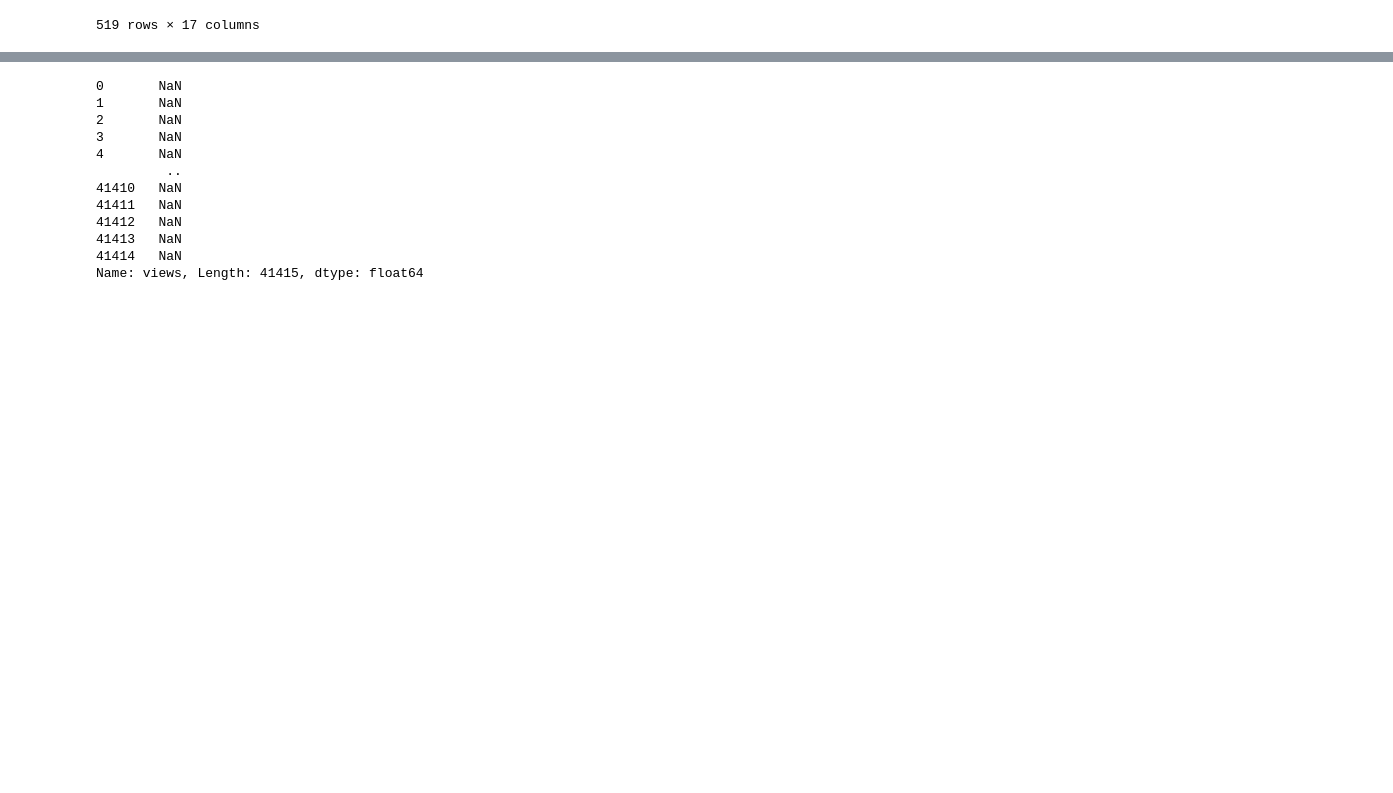
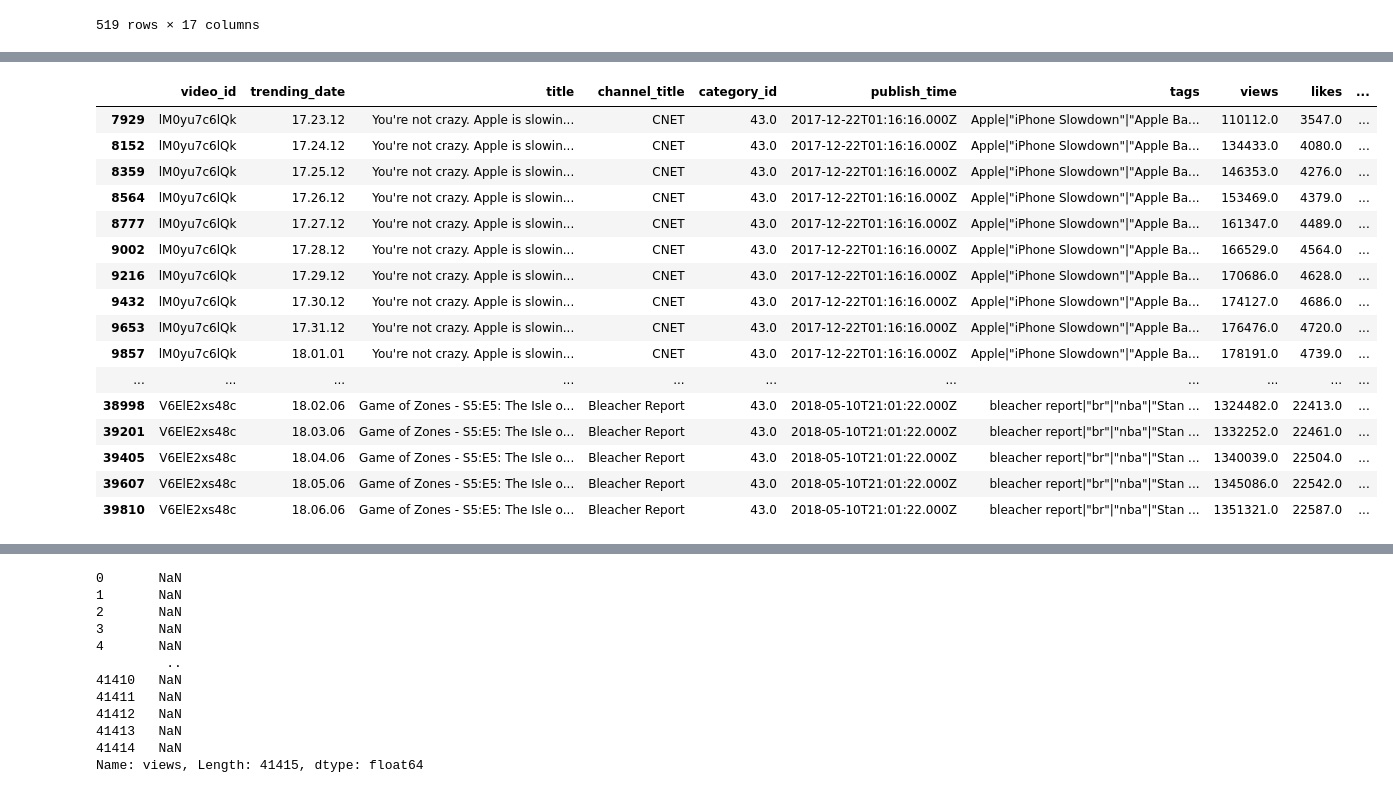
Before and after one commit to mahdid-lilia/CLA-BOOTCAMP, a Jupyter notebook: Unit 2/Homeworks/Exercise 2.ipynb, the cells around one changed output, grey strips where cells are left out. Cells and saved outputs as stored; diff of their text form; code cells hidden in the pictures; blank space fills up the shorter version.

```diff
--- a/Unit 2/Homeworks/Exercise 2.ipynb
+++ b/Unit 2/Homeworks/Exercise 2.ipynb
@@ -124,0 +187,23 @@ da[da["views_zscore"]>3]
+# %%
+df = pd.read_csv("videosUS.csv")
+df["category_id_zscore"]=(df.category_id - df.category_id.mean())/ df.category_id.std()
+df=df[df["category_id_zscore"]>3]
+df[df["category_id_zscore"]>3]
+# %% [output]
+|  | video_id | trending_date | title | channel_title | category_id | publish_time | tags | views | likes | ... |
+| 7929 | lM0yu7c6lQk | 17.23.12 | You're not crazy. Apple is slowin... | CNET | 43.0 | 2017-12-22T01:16:16.000Z | Apple|"iPhone Slowdown"|"Apple Ba... | 110112.0 | 3547.0 | ... |
+| 8152 | lM0yu7c6lQk | 17.24.12 | You're not crazy. Apple is slowin... | CNET | 43.0 | 2017-12-22T01:16:16.000Z | Apple|"iPhone Slowdown"|"Apple Ba... | 134433.0 | 4080.0 | ... |
+| 8359 | lM0yu7c6lQk | 17.25.12 | You're not crazy. Apple is slowin... | CNET | 43.0 | 2017-12-22T01:16:16.000Z | Apple|"iPhone Slowdown"|"Apple Ba... | 146353.0 | 4276.0 | ... |
+| 8564 | lM0yu7c6lQk | 17.26.12 | You're not crazy. Apple is slowin... | CNET | 43.0 | 2017-12-22T01:16:16.000Z | Apple|"iPhone Slowdown"|"Apple Ba... | 153469.0 | 4379.0 | ... |
+| 8777 | lM0yu7c6lQk | 17.27.12 | You're not crazy. Apple is slowin... | CNET | 43.0 | 2017-12-22T01:16:16.000Z | Apple|"iPhone Slowdown"|"Apple Ba... | 161347.0 | 4489.0 | ... |
+| 9002 | lM0yu7c6lQk | 17.28.12 | You're not crazy. Apple is slowin... | CNET | 43.0 | 2017-12-22T01:16:16.000Z | Apple|"iPhone Slowdown"|"Apple Ba... | 166529.0 | 4564.0 | ... |
+| 9216 | lM0yu7c6lQk | 17.29.12 | You're not crazy. Apple is slowin... | CNET | 43.0 | 2017-12-22T01:16:16.000Z | Apple|"iPhone Slowdown"|"Apple Ba... | 170686.0 | 4628.0 | ... |
+| 9432 | lM0yu7c6lQk | 17.30.12 | You're not crazy. Apple is slowin... | CNET | 43.0 | 2017-12-22T01:16:16.000Z | Apple|"iPhone Slowdown"|"Apple Ba... | 174127.0 | 4686.0 | ... |
+| 9653 | lM0yu7c6lQk | 17.31.12 | You're not crazy. Apple is slowin... | CNET | 43.0 | 2017-12-22T01:16:16.000Z | Apple|"iPhone Slowdown"|"Apple Ba... | 176476.0 | 4720.0 | ... |
+| 9857 | lM0yu7c6lQk | 18.01.01 | You're not crazy. Apple is slowin... | CNET | 43.0 | 2017-12-22T01:16:16.000Z | Apple|"iPhone Slowdown"|"Apple Ba... | 178191.0 | 4739.0 | ... |
+| ... | ... | ... | ... | ... | ... | ... | ... | ... | ... | ... |
+| 38998 | V6ElE2xs48c | 18.02.06 | Game of Zones - S5:E5: The Isle o... | Bleacher Report | 43.0 | 2018-05-10T21:01:22.000Z | bleacher report|"br"|"nba"|"Stan ... | 1324482.0 | 22413.0 | ... |
+| 39201 | V6ElE2xs48c | 18.03.06 | Game of Zones - S5:E5: The Isle o... | Bleacher Report | 43.0 | 2018-05-10T21:01:22.000Z | bleacher report|"br"|"nba"|"Stan ... | 1332252.0 | 22461.0 | ... |
+| 39405 | V6ElE2xs48c | 18.04.06 | Game of Zones - S5:E5: The Isle o... | Bleacher Report | 43.0 | 2018-05-10T21:01:22.000Z | bleacher report|"br"|"nba"|"Stan ... | 1340039.0 | 22504.0 | ... |
+| 39607 | V6ElE2xs48c | 18.05.06 | Game of Zones - S5:E5: The Isle o... | Bleacher Report | 43.0 | 2018-05-10T21:01:22.000Z | bleacher report|"br"|"nba"|"Stan ... | 1345086.0 | 22542.0 | ... |
+| 39810 | V6ElE2xs48c | 18.06.06 | Game of Zones - S5:E5: The Isle o... | Bleacher Report | 43.0 | 2018-05-10T21:01:22.000Z | bleacher report|"br"|"nba"|"Stan ... | 1351321.0 | 22587.0 | ... |
```
Also changed, not shown: parts of 11 cells of this notebook, 1 other file.
